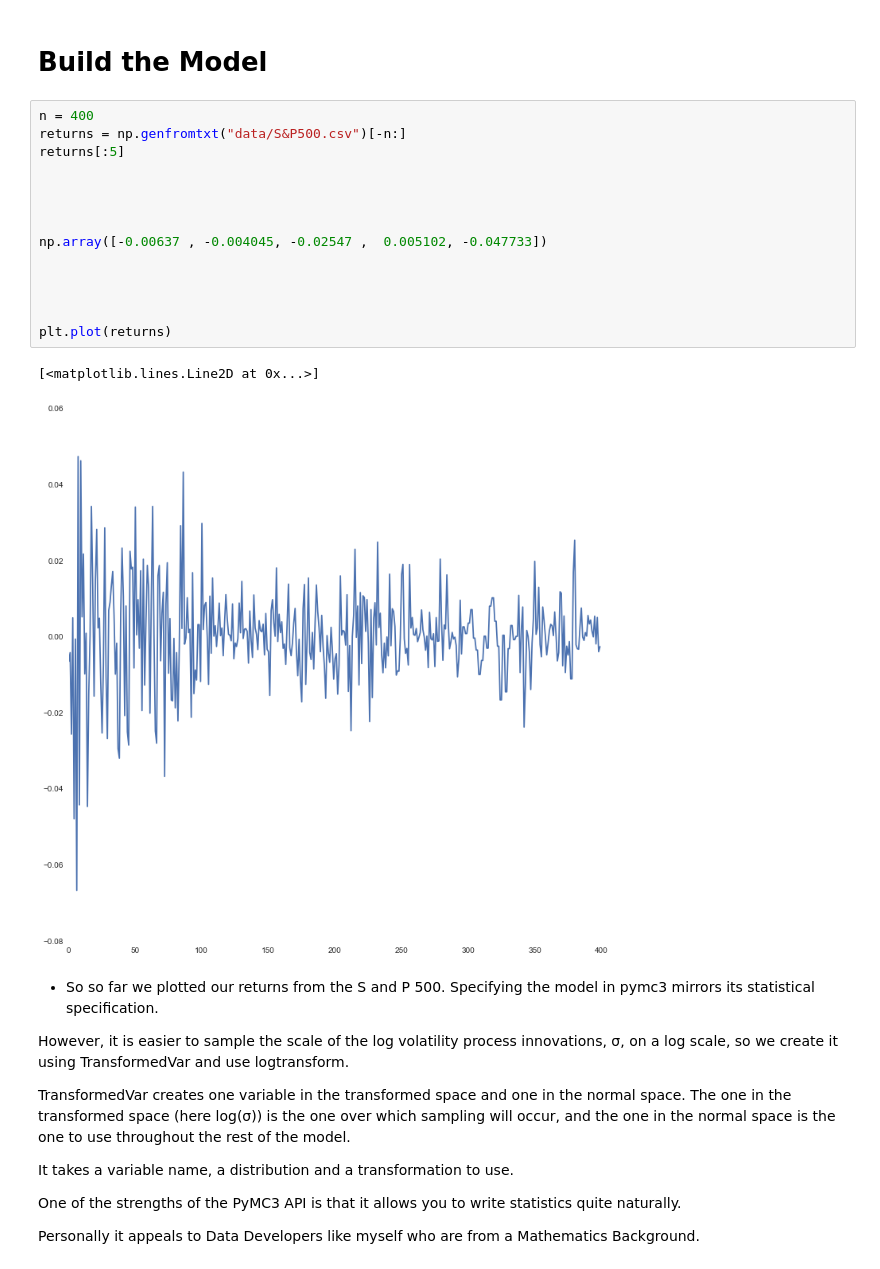
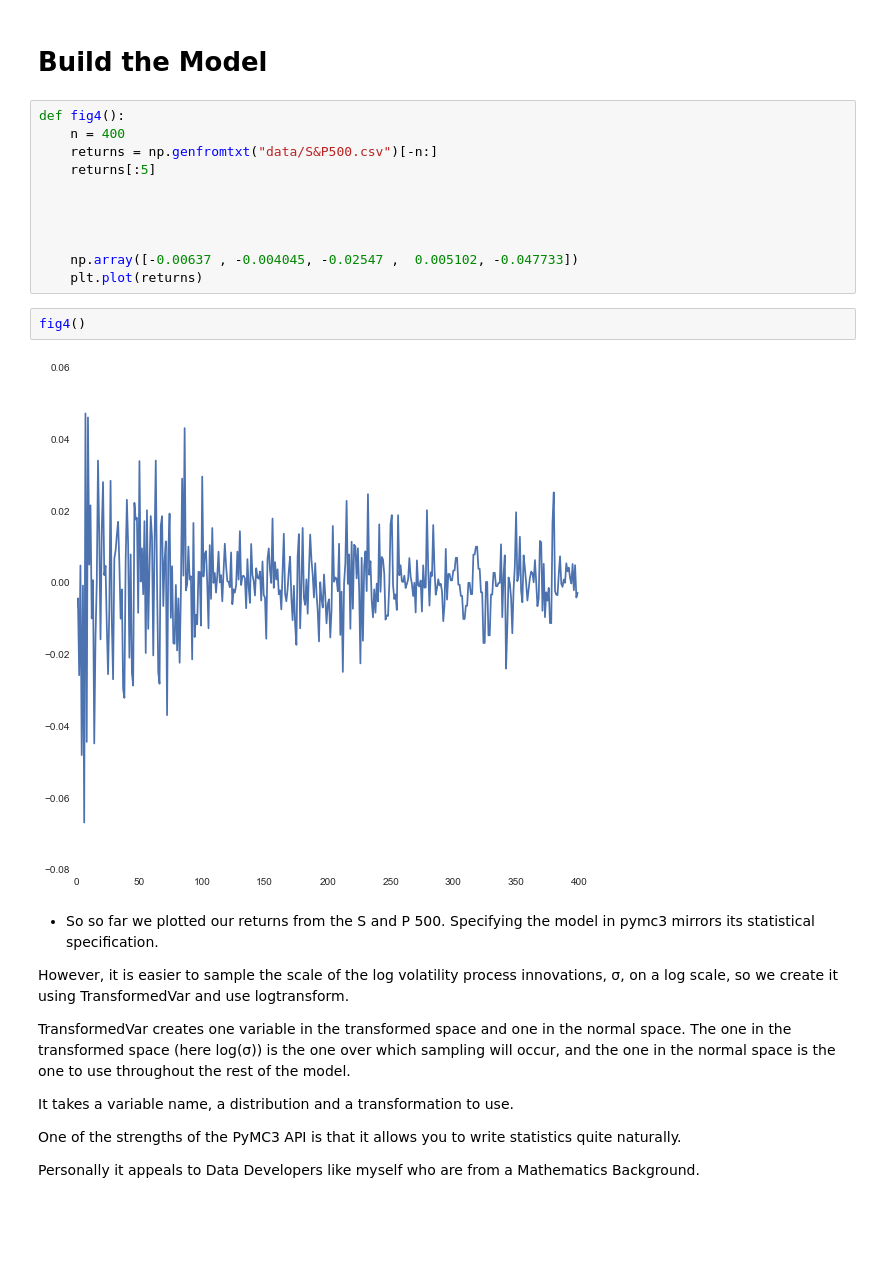
Before and after one commit to springcoil/TutorialPyMCRugby, a Jupyter notebook: Bayesian_Rugby.ipynb, the cells around one changed output. Cells and saved outputs as stored; diff of their text form; blank space fills up the shorter version.

```diff
--- a/Bayesian_Rugby.ipynb
+++ b/Bayesian_Rugby.ipynb
@@ -1011,22 +1008,20 @@ Here, y is the daily return series and s is the latent log volatility process.
 # %% [markdown]
 # Build the Model
 # %%
-n = 400
-returns = np.genfromtxt("data/S&P500.csv")[-n:]
-returns[:5]
+def fig4():
+    n = 400
+    returns = np.genfromtxt("data/S&P500.csv")[-n:]
+    returns[:5]
 
 
 
 
-np.array([-0.00637 , -0.004045, -0.02547 ,  0.005102, -0.047733])
-
-
-
-
-plt.plot(returns)
+    np.array([-0.00637 , -0.004045, -0.02547 ,  0.005102, -0.047733])
+    plt.plot(returns)
-# %% [output]
-[<matplotlib.lines.Line2D at 0x...>]
-[figure, removed]
+# %%
+fig4()
+# %% [output]
+[figure, added]
 # %% [markdown]
 * So so far we plotted our returns from the S and P 500.
 Specifying the model in pymc3 mirrors its statistical specification.
```
Also changed, not shown: parts of 41 cells of this notebook, 3 other files.
